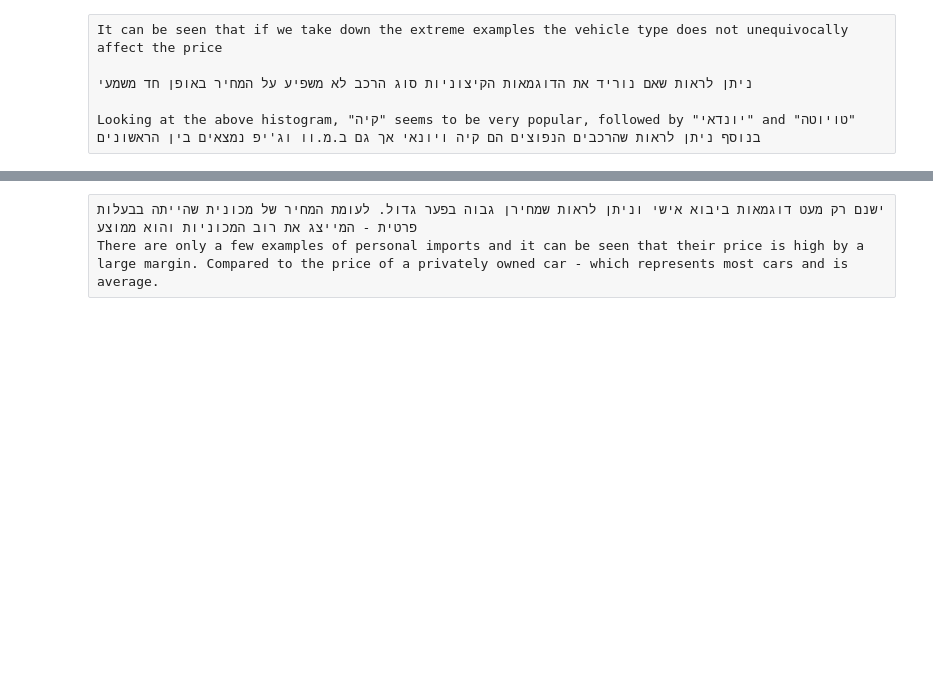
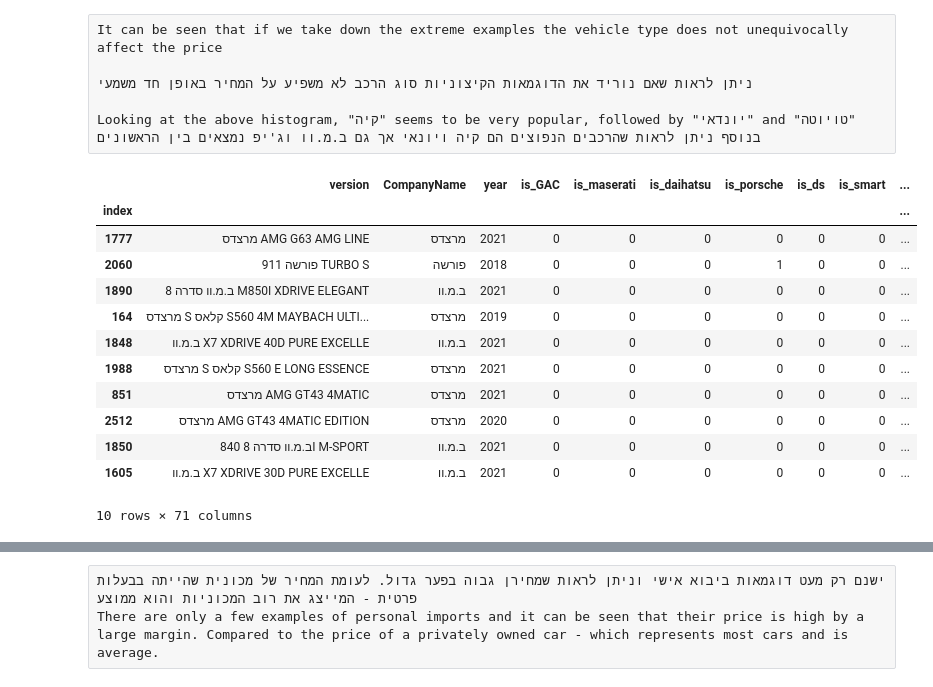
Before and after one commit to OrenAviya/project-semester-a, a Jupyter notebook: splitTrainTest+scaling.ipynb, the cells around one changed output, grey strips where cells are left out. Cells and saved outputs as stored; diff of their text form; code cells hidden in the pictures; blank space fills up the shorter version.

```diff
--- a/splitTrainTest+scaling.ipynb
+++ b/splitTrainTest+scaling.ipynb
@@ -341,3 +344,20 @@ It can be seen that if we take down the extreme examples the vehicle type does n
 
 Looking at the above histogram, "קיה" seems to be very popular, followed by "יונדאי" and "טויוטה"
 בנוסף ניתן לראות שהרכבים הנפוצים הם קיה ויונאי אך גם ב.מ.וו וג'יפ נמצאים בין הראשונים
+# %%
+cars.sort_values(by = "price" , ascending=False).head(10)
+#ניתן לראות שהרכבים היקרים ביותר קיצוניים מאוד במחיר ולכן נמחק את התוצאות הללו שלא מייצגות בכלל את הטבלה.
+# %% [output]
+|  | version | CompanyName | year | is_GAC | is_maserati | is_daihatsu | is_porsche | is_ds | is_smart | ... |
+| index |  |  |  |  |  |  |  |  |  | ... |
+| 1777 | מרצדס AMG G63 AMG LINE | מרצדס | 2021 | 0 | 0 | 0 | 0 | 0 | 0 | ... |
+| 2060 | פורשה 911 TURBO S | פורשה | 2018 | 0 | 0 | 0 | 1 | 0 | 0 | ... |
+| 1890 | ב.מ.וו סדרה 8 M850I XDRIVE ELEGANT | ב.מ.וו | 2021 | 0 | 0 | 0 | 0 | 0 | 0 | ... |
+| 164 | מרצדס S קלאס S560 4M MAYBACH ULTI... | מרצדס | 2019 | 0 | 0 | 0 | 0 | 0 | 0 | ... |
+| 1848 | ב.מ.וו X7 XDRIVE 40D PURE EXCELLE | ב.מ.וו | 2021 | 0 | 0 | 0 | 0 | 0 | 0 | ... |
+| 1988 | מרצדס S קלאס S560 E LONG ESSENCE | מרצדס | 2021 | 0 | 0 | 0 | 0 | 0 | 0 | ... |
+| 851 | מרצדס AMG GT43 4MATIC | מרצדס | 2021 | 0 | 0 | 0 | 0 | 0 | 0 | ... |
+| 2512 | מרצדס AMG GT43 4MATIC EDITION | מרצדס | 2020 | 0 | 0 | 0 | 0 | 0 | 0 | ... |
+| 1850 | ב.מ.וו סדרה 8 840I M-SPORT | ב.מ.וו | 2021 | 0 | 0 | 0 | 0 | 0 | 0 | ... |
+| 1605 | ב.מ.וו X7 XDRIVE 30D PURE EXCELLE | ב.מ.וו | 2021 | 0 | 0 | 0 | 0 | 0 | 0 | ... |
+10 rows × 71 columns
```
Also changed, not shown: parts of 9 cells of this notebook.
